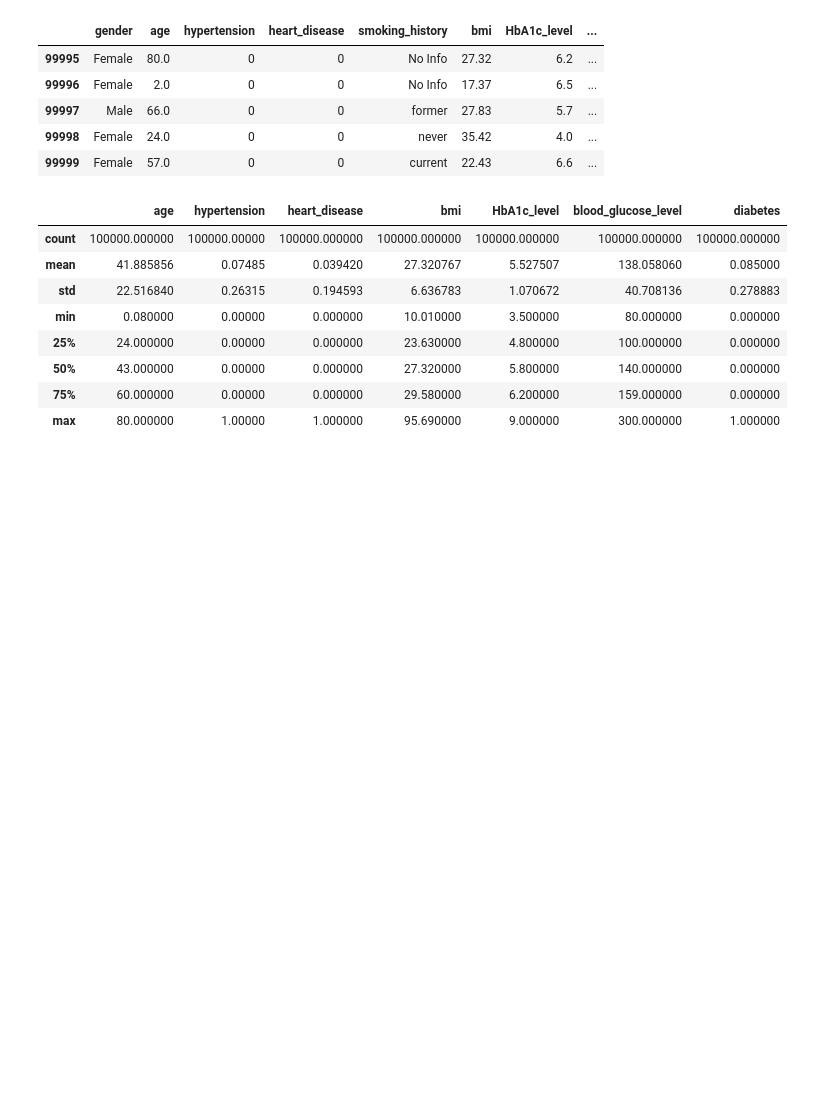
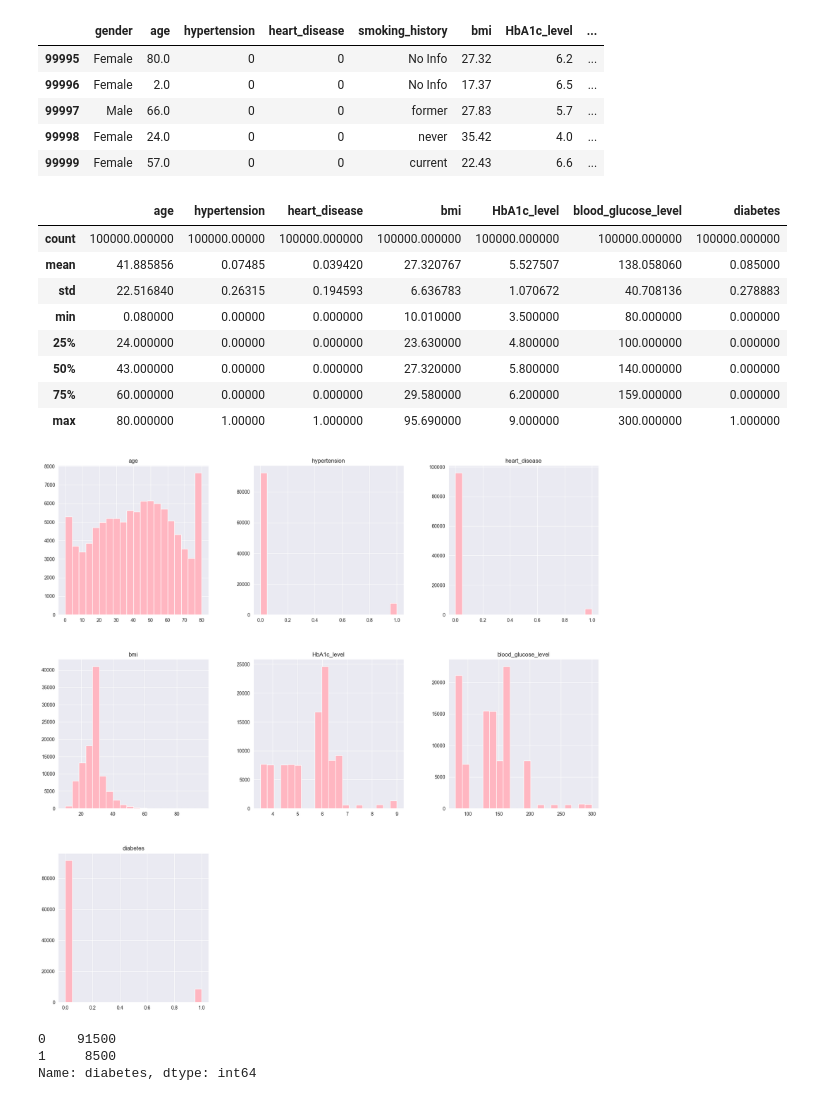
Before and after one commit to luizaalovo/diabetes-prediction, a Jupyter notebook: Previsão de diabetes.ipynb, the cells around one changed output. Saved outputs shown, nothing was run; the diff lists cells and outputs as text; code cells hidden in the pictures; blank space fills up the shorter version.

```diff
--- a/Previsão de diabetes.ipynb
+++ b/Previsão de diabetes.ipynb
@@ -24,6 +24,9 @@ A seguir é demonstrado os campos da base de dados e seus respectivos descritivo
 ## Entendimento dos dados
 # %%
 #Importar bibliotecas
+
+import os
+import sys
 
 import numpy as np
 import pandas as pd
@@ -32,6 +35,30 @@ import seaborn as sns
 import matplotlib.pyplot as plt
 #Apresenta os dados no notebook
 %matplotlib inline
+
+#Estilo dos gráficos
+sns.set_style("darkgrid")
+
+from collections import Counter
+
+#Train test
+from sklearn.model_selection import train_test_split
+
+#Padronização dos dados
+from sklearn.preprocessing import StandardScaler, MinMaxScaler
+
+#Balanceamento de classes
+from imblearn.under_sampling import RandomUnderSampler
+from imblearn.over_sampling import SMOTE
+
+#Modelo
+from sklearn.linear_model import LogisticRegression
+
+#Avaliação do modelo
+from sklearn import metrics
+
+#Exporta modelo (salvar)
+import pickle
 # %%
 #Leitura e tamanho da amostra
 
@@ -111,3 +140,17 @@ df.describe()
 | 50% | 43.000000 | 0.00000 | 0.000000 | 27.320000 | 5.800000 | 140.000000 | 0.000000 |
 | 75% | 60.000000 | 0.00000 | 0.000000 | 29.580000 | 6.200000 | 159.000000 | 0.000000 |
 | max | 80.000000 | 1.00000 | 1.000000 | 95.690000 | 9.000000 | 300.000000 | 1.000000 |
+# %%
+#Análise por variável
+
+eixo = df.hist(bins=20, color='lightpink', figsize=(20,20))
+# %% [output]
+[figure, added]
+# %%
+#Verificando quantitativo por classe da variável dependente (Y)
+
+df["diabetes"].value_counts()
+# %% [output]
+0    91500
+1     8500
+Name: diabetes, dtype: int64
```
Also changed, not shown: parts of 69 cells of this notebook, 1 other file.
